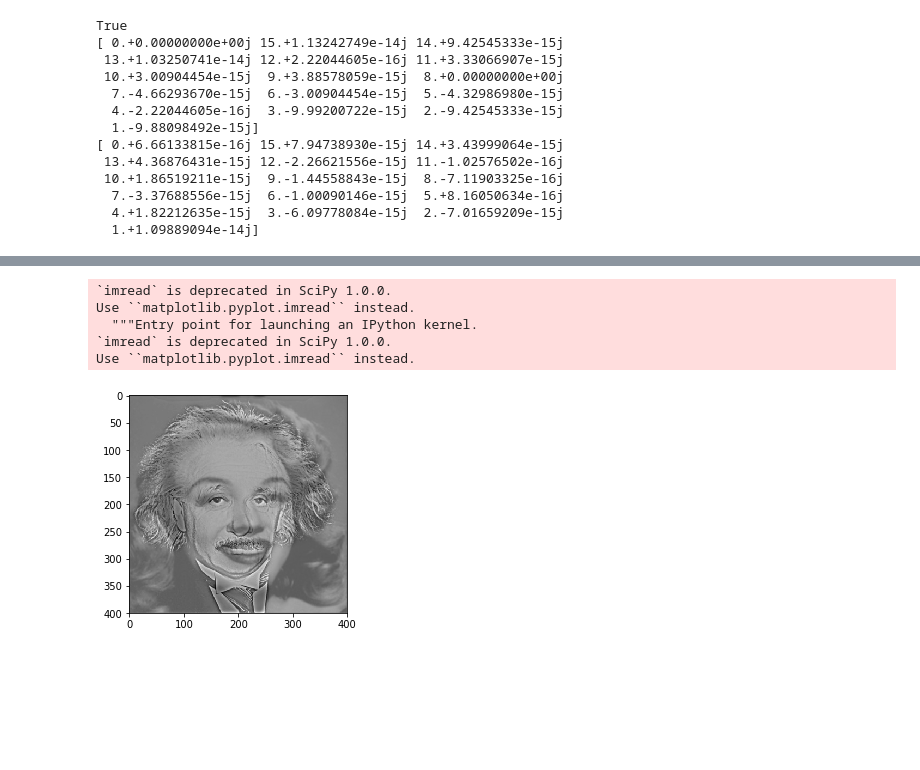
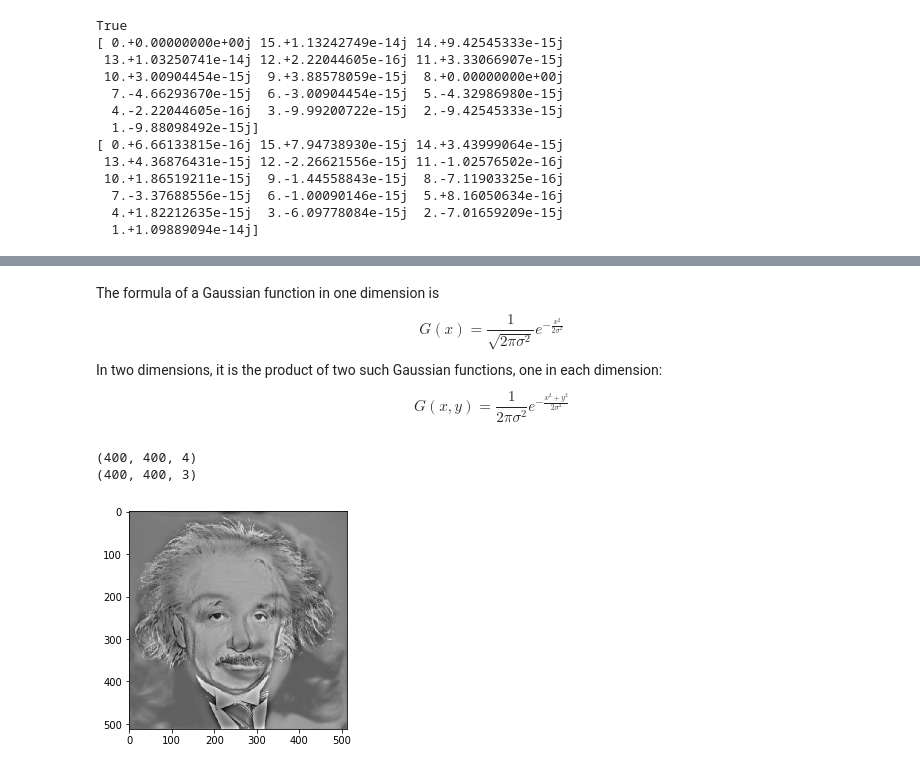
Before and after one commit to kredenac/image-mix, a Jupyter notebook: src/main.ipynb, the cells around one changed output, grey strips where cells are left out. Drawn from its saved outputs; the diff is of its cells as text; code cells hidden in the pictures; blank space fills up the shorter version.

```diff
--- a/src/main.ipynb
+++ b/src/main.ipynb
@@ -134,7 +132,7 @@ float64
 (10, 1)
 # %%
 def myfft_better(x):
-    ''' Cooley Turkey FFT, only works for lenghts that are power of 2 '''
+    ''' Cooley Tukey FFT, only works for lenghts that are power of 2 '''
     #x = x.astype(float)
     N = x.shape[0]
 
@@ -300,7 +334,7 @@ def myifft2(x):
     onEachCol =  np.apply_along_axis(myifft, 0, onEachRow)
     return onEachCol #.real
 # %%
-x = np.arange(16).reshape(4,4)
+x = np.random.randn(16).reshape(4,4)
 f = fft2(x)
 print(np.allclose(ifft2(f), myifft2(f)))
 print(ifft2(f))
@@ -322,2 +356,7 @@ True
+# %% [markdown]
+The formula of a Gaussian function in one dimension is
+$$G(x) = \frac{1}{\sqrt{2\pi \sigma^2}} e^{-\frac{x^2}{2 \sigma^2}}$$
+In two dimensions, it is the product of two such Gaussian functions, one in each dimension:
+$$G(x,y) = \frac{1}{{2\pi \sigma^2}} e^{- \frac{x^2 + y^2}{2 \sigma^2}}$$
 # %%
 # program implementation
@@ -367,15 +423,46 @@ def showImg(img):
     plt.imshow(img, cmap='gray')
     plt.show()
+# %%
+import cv2
+
+def rescaleImg(img):
+    #print('input', img.shape)
+    # upscale image size to be power of two
+    log2Shape = np.log2(img.shape)
+    h, w  = (2 ** np.ceil(log2Shape)).astype(int)
+    #print('output', h,w)
+    resizedImg = cv2.resize(img, (h,w))
+    return resizedImg
+
+def readImg(fname):
+    '''reads image and converts it to grayscale'''
+    x = plt.imread(fname)
+    print(x.shape)
+
+#     plt.imshow(x)
+#     plt.show()
+
+#     print("1",x[:,:,1])
+#     print("2",x[:,:,2])
+#     print( (x[:,:,2] == x[:,:,1]).all() )
+
+    # When translating a color image to black and white (mode ‘L’, ‘I’ or ‘F’),
+    # the scipy.ndimage  uses the ITU-R 601-2 luma transform:
+    # L = R * 299/1000 + G * 587/1000 + B * 114/1000
+    # but it's depricated
+    #print("converted to grayscale:")
+    y = x[:,:,0] * 0.299 + x[:,:,1] * 0.587 + x[:,:,2] * 0.144
+    return rescaleImg(y)
 # %%
-marilyn = ndimage.imread("marilyn.png", flatten=True)
-einstein = ndimage.imread("albert.png", flatten=True)
+marilyn = readImg("marilyn.png") #ndimage.imread
+einstein = readImg("albert.png")
 
-hybrid = hybridImage(einstein, marilyn, 20, 55)
+# showImg(marilyn)
+# showImg(einstein)
+
+hybrid = hybridImage(einstein, marilyn, 11, 33, 2, True)
 showImg(hybrid.real)
 # %% [output]
-`imread` is deprecated in SciPy 1.0.0.
-Use ``matplotlib.pyplot.imread`` instead.
-  """Entry point for launching an IPython kernel.
-`imread` is deprecated in SciPy 1.0.0.
-Use ``matplotlib.pyplot.imread`` instead.
+(400, 400, 4)
+(400, 400, 3)
-[figure, old version]
+[figure, new version]
```
Also changed, not shown: parts of 16 cells of this notebook.
